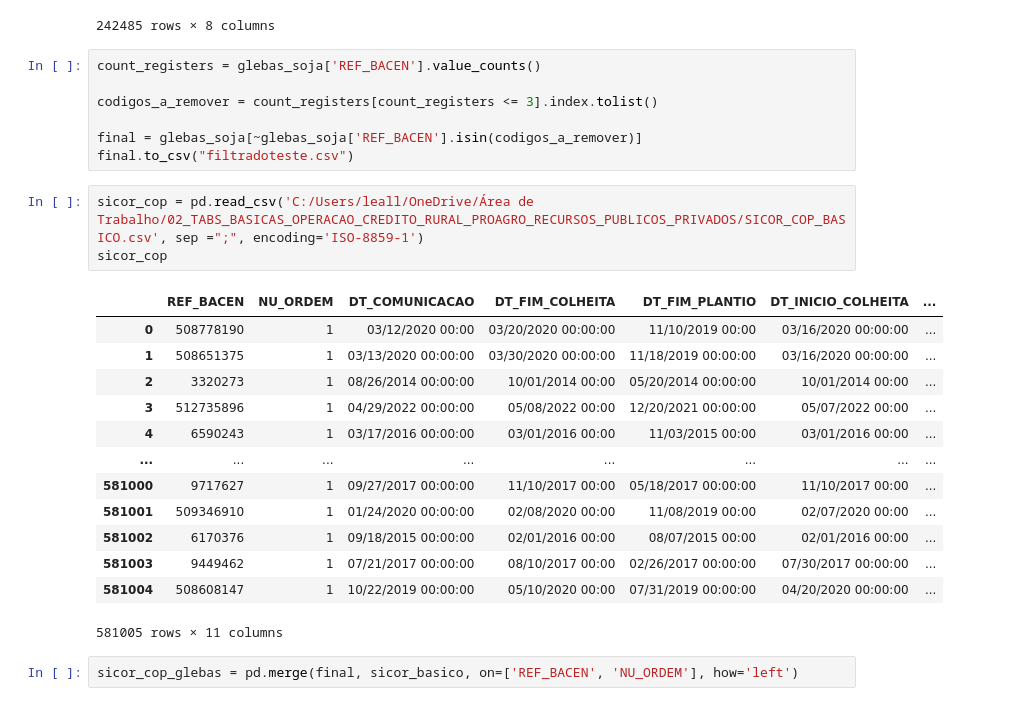
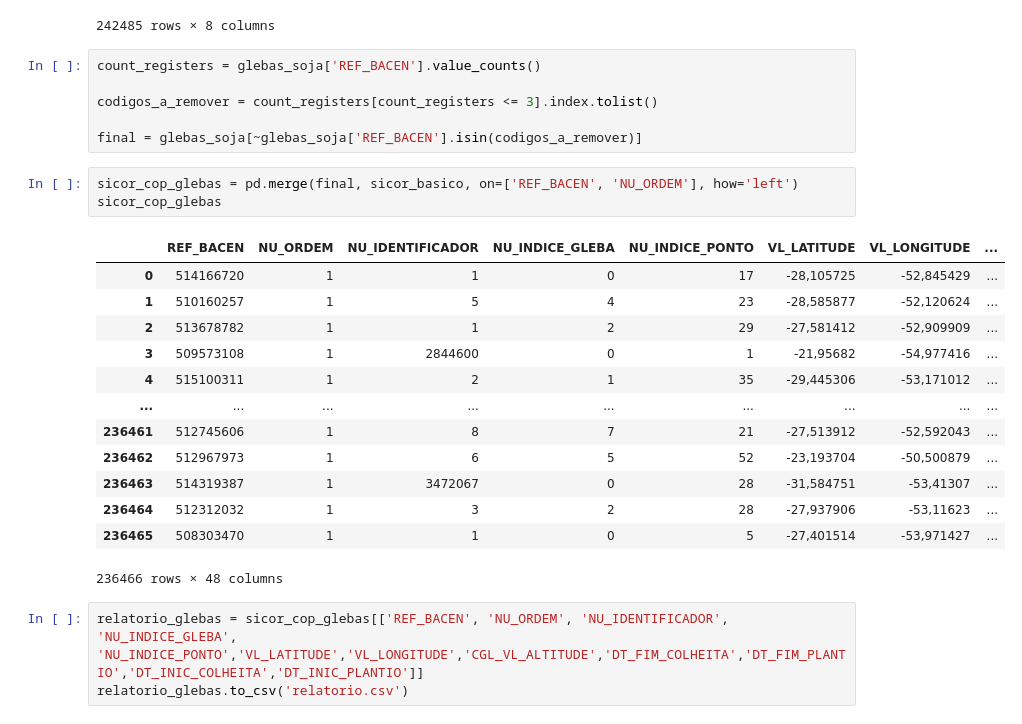
Before and after one commit to PhatomFatec/GeoForesight-back, a Jupyter notebook: src/notebooks/00-ll-firstExploration.ipynb, the cells around one changed output. Drawn from its saved outputs; the diff is of its cells as text.

```diff
--- a/src/notebooks/00-ll-firstExploration.ipynb
+++ b/src/notebooks/00-ll-firstExploration.ipynb
@@ -88,23 +88,23 @@ count_registers = glebas_soja['REF_BACEN'].value_counts()
 codigos_a_remover = count_registers[count_registers <= 3].index.tolist()
 
 final = glebas_soja[~glebas_soja['REF_BACEN'].isin(codigos_a_remover)]
-final.to_csv("filtradoteste.csv")
-# %%
-sicor_cop = pd.read_csv('C:/Users/leall/OneDrive/Área de Trabalho/02_TABS_BASICAS_OPERACAO_CREDITO_RURAL_PROAGRO_RECURSOS_PUBLICOS_PRIVADOS/SICOR_COP_BASICO.csv', sep =";", encoding='ISO-8859-1')
-sicor_cop
-# %% [output]
-|  | REF_BACEN | NU_ORDEM | DT_COMUNICACAO | DT_FIM_COLHEITA | DT_FIM_PLANTIO | DT_INICIO_COLHEITA | ... |
-| 0 | 508778190 | 1 | 03/12/2020 00:00 | 03/20/2020 00:00:00 | 11/10/2019 00:00 | 03/16/2020 00:00:00 | ... |
-| 1 | 508651375 | 1 | 03/13/2020 00:00:00 | 03/30/2020 00:00:00 | 11/18/2019 00:00:00 | 03/16/2020 00:00:00 | ... |
-| 2 | 3320273 | 1 | 08/26/2014 00:00:00 | 10/01/2014 00:00 | 05/20/2014 00:00:00 | 10/01/2014 00:00 | ... |
-| 3 | 512735896 | 1 | 04/29/2022 00:00:00 | 05/08/2022 00:00 | 12/20/2021 00:00:00 | 05/07/2022 00:00 | ... |
-| 4 | 6590243 | 1 | 03/17/2016 00:00:00 | 03/01/2016 00:00 | 11/03/2015 00:00 | 03/01/2016 00:00 | ... |
-| ... | ... | ... | ... | ... | ... | ... | ... |
-| 581000 | 9717627 | 1 | 09/27/2017 00:00:00 | 11/10/2017 00:00 | 05/18/2017 00:00:00 | 11/10/2017 00:00 | ... |
-| 581001 | 509346910 | 1 | 01/24/2020 00:00:00 | 02/08/2020 00:00 | 11/08/2019 00:00 | 02/07/2020 00:00 | ... |
-| 581002 | 6170376 | 1 | 09/18/2015 00:00:00 | 02/01/2016 00:00 | 08/07/2015 00:00 | 02/01/2016 00:00 | ... |
-| 581003 | 9449462 | 1 | 07/21/2017 00:00:00 | 08/10/2017 00:00 | 02/26/2017 00:00:00 | 07/30/2017 00:00:00 | ... |
-| 581004 | 508608147 | 1 | 10/22/2019 00:00:00 | 05/10/2020 00:00 | 07/31/2019 00:00:00 | 04/20/2020 00:00:00 | ... |
-581005 rows × 11 columns
 # %%
 sicor_cop_glebas = pd.merge(final, sicor_basico, on=['REF_BACEN', 'NU_ORDEM'], how='left')
+sicor_cop_glebas
+# %% [output]
+|  | REF_BACEN | NU_ORDEM | NU_IDENTIFICADOR | NU_INDICE_GLEBA | NU_INDICE_PONTO | VL_LATITUDE | VL_LONGITUDE | ... |
+| 0 | 514166720 | 1 | 1 | 0 | 17 | -28,105725 | -52,845429 | ... |
+| 1 | 510160257 | 1 | 5 | 4 | 23 | -28,585877 | -52,120624 | ... |
+| 2 | 513678782 | 1 | 1 | 2 | 29 | -27,581412 | -52,909909 | ... |
+| 3 | 509573108 | 1 | 2844600 | 0 | 1 | -21,95682 | -54,977416 | ... |
+| 4 | 515100311 | 1 | 2 | 1 | 35 | -29,445306 | -53,171012 | ... |
+| ... | ... | ... | ... | ... | ... | ... | ... | ... |
+| 236461 | 512745606 | 1 | 8 | 7 | 21 | -27,513912 | -52,592043 | ... |
+| 236462 | 512967973 | 1 | 6 | 5 | 52 | -23,193704 | -50,500879 | ... |
+| 236463 | 514319387 | 1 | 3472067 | 0 | 28 | -31,584751 | -53,41307 | ... |
+| 236464 | 512312032 | 1 | 3 | 2 | 28 | -27,937906 | -53,11623 | ... |
+| 236465 | 508303470 | 1 | 1 | 0 | 5 | -27,401514 | -53,971427 | ... |
+236466 rows × 48 columns
+# %%
+relatorio_glebas = sicor_cop_glebas[['REF_BACEN', 'NU_ORDEM', 'NU_IDENTIFICADOR', 'NU_INDICE_GLEBA', 'NU_INDICE_PONTO','VL_LATITUDE','VL_LONGITUDE','CGL_VL_ALTITUDE','DT_FIM_COLHEITA','DT_FIM_PLANTIO','DT_INIC_COLHEITA','DT_INIC_PLANTIO']]
+relatorio_glebas.to_csv('relatorio.csv')
```
